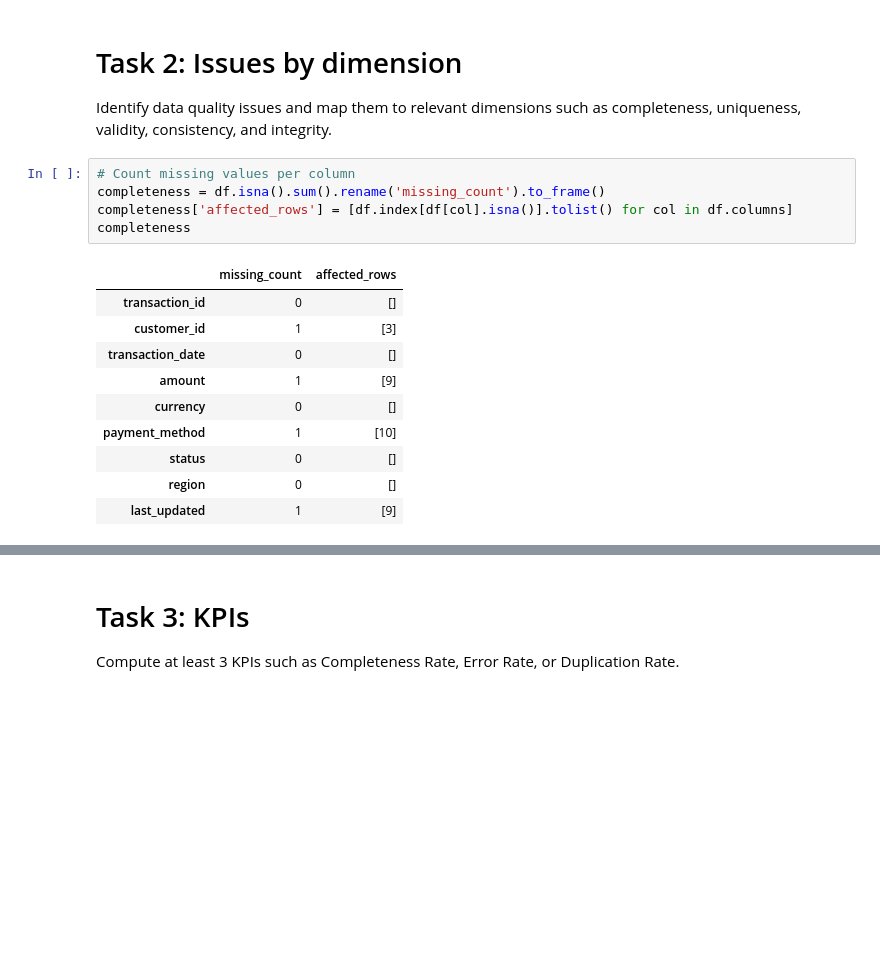
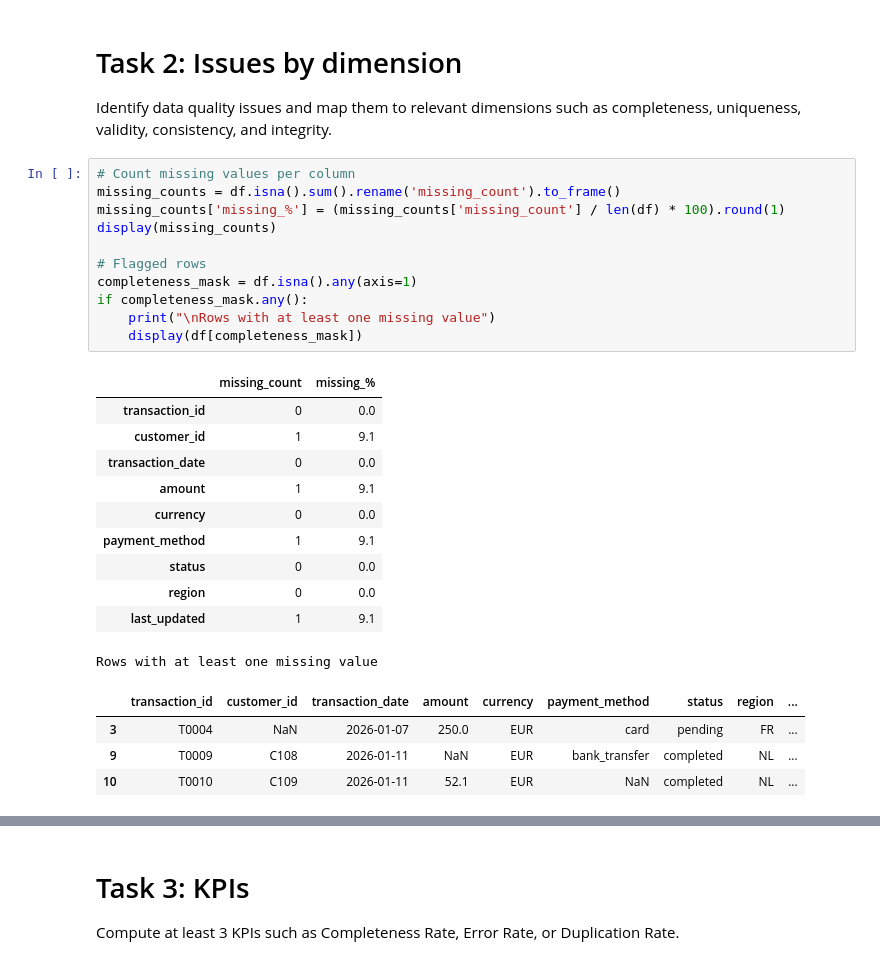
Before and after one commit to DemiahTheFirst/Data-Management-SRH, a Jupyter notebook: week-2/Exercise1/Week2-Exercise–Individual-DataQualityAudit.ipynb, the cells around one changed output, grey strips where cells are left out. Drawn from its saved outputs; the diff is of its cells as text; blank space fills up the shorter version.

```diff
--- a/week-2/Exercise1/Week2-Exercise–Individual-DataQualityAudit.ipynb
+++ b/week-2/Exercise1/Week2-Exercise–Individual-DataQualityAudit.ipynb
@@ -48,20 +43,31 @@ A payments or finance team could use this data to monitor transaction volumes, t
 Identify data quality issues and map them to relevant dimensions such as completeness, uniqueness, validity, consistency, and integrity.
 # %%
 # Count missing values per column
-completeness = df.isna().sum().rename('missing_count').to_frame()
-completeness['affected_rows'] = [df.index[df[col].isna()].tolist() for col in df.columns]
-completeness
+missing_counts = df.isna().sum().rename('missing_count').to_frame()
+missing_counts['missing_%'] = (missing_counts['missing_count'] / len(df) * 100).round(1)
+display(missing_counts)
+
+# Flagged rows
+completeness_mask = df.isna().any(axis=1)
+if completeness_mask.any():
+    print("\nRows with at least one missing value")
+    display(df[completeness_mask])
 # %% [output]
-|  | missing_count | affected_rows |
-| transaction_id | 0 | [] |
-| customer_id | 1 | [3] |
-| transaction_date | 0 | [] |
-| amount | 1 | [9] |
-| currency | 0 | [] |
-| payment_method | 1 | [10] |
-| status | 0 | [] |
-| region | 0 | [] |
-| last_updated | 1 | [9] |
+|  | missing_count | missing_% |
+| transaction_id | 0 | 0.0 |
+| customer_id | 1 | 9.1 |
+| transaction_date | 0 | 0.0 |
+| amount | 1 | 9.1 |
+| currency | 0 | 0.0 |
+| payment_method | 1 | 9.1 |
+| status | 0 | 0.0 |
+| region | 0 | 0.0 |
+| last_updated | 1 | 9.1 |
+Rows with at least one missing value
+|  | transaction_id | customer_id | transaction_date | amount | currency | payment_method | status | region | ... |
+| 3 | T0004 | NaN | 2026-01-07 | 250.0 | EUR | card | pending | FR | ... |
+| 9 | T0009 | C108 | 2026-01-11 | NaN | EUR | bank_transfer | completed | NL | ... |
+| 10 | T0010 | C109 | 2026-01-11 | 52.1 | EUR | NaN | completed | NL | ... |
 # %%
 # Count duplicate values per column on relevant columns
 dup_mask = df.duplicated(subset=['transaction_id'], keep=False)
```
Also changed, not shown: parts of 17 cells of this notebook.
